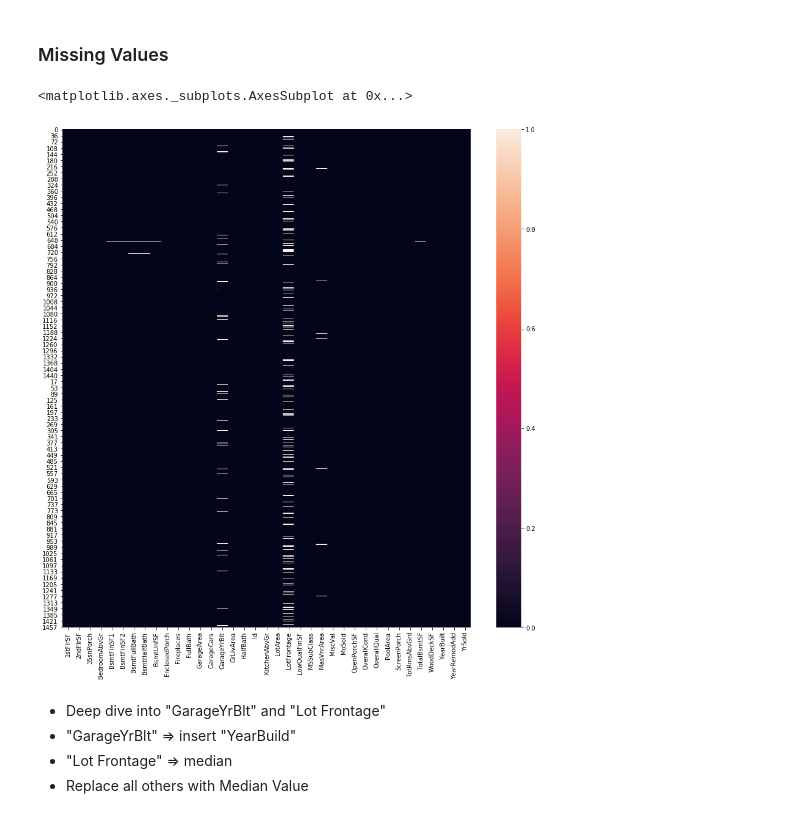
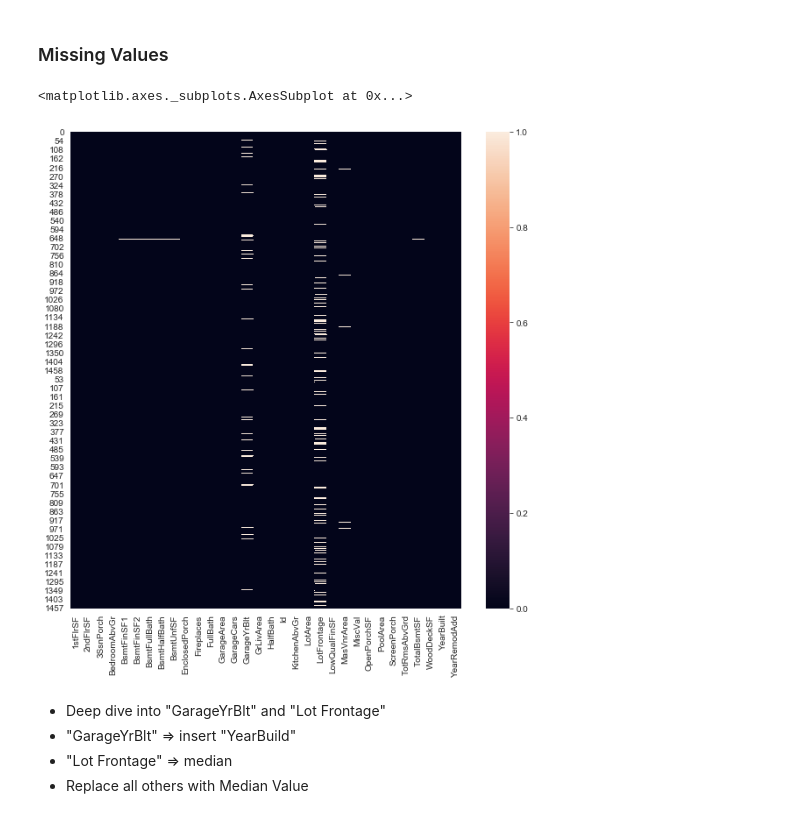
Before and after one commit to dpleus/HousingPrices, a Jupyter notebook: Housing Prices-v2.ipynb, the cells around one changed output. Cells and saved outputs as stored; diff of their text form; code cells hidden in the pictures.

```diff
--- a/Housing Prices-v2.ipynb
+++ b/Housing Prices-v2.ipynb
@@ -29,0 +55,14 @@ cat_cols=X.columns.values[X.dtypes=="object"]
+# %%
+# MSSubClass: Identifies the type of dwelling involved in the sale.
+# MoSold: Month Sold (MM)
+# YrSold: Year Sold (YYYY)
+# OverallCond: Rates the overall condition of the house
+# OverallQual: Rates the overall material and finish of the house
+# YearBuilt
+# YearRemodAdd
+
+false_nums = ["MSSubClass","MoSold","YrSold","OverallCond","OverallQual","YearBuilt","YearRemodAdd"]
+# %%
+for each in false_nums:
+    plt.figure()
+    sns.boxplot(X[each],y=y)
@@ -30,2 +79,11 @@ cat_cols=X.columns.values[X.dtypes=="object"]
+# %%
+false_nums = ["MSSubClass","MoSold","YrSold","OverallCond","OverallQual"]
+
+for each in false_nums:
+    X[each]=X[each].astype("object")
+# %%
+# Defining categorical and numerical variables
+num_cols=X.columns.values[(X.dtypes=="int64")|(X.dtypes=="float64")]
+cat_cols=X.columns.values[X.dtypes=="object"]
 # %% [markdown]
 ### Outlier/Data Errors
@@ -32,11 +96,11 @@ cat_cols=X.columns.values[X.dtypes=="object"]
 # %% [markdown]
 ### Missing Values
 # %%
-plt.figure(figsize=(15,15))
+plt.figure(figsize=(10,10))
 sns.heatmap(X[num_cols].isnull())
 # %% [output]
 <matplotlib.axes._subplots.AxesSubplot at 0x...>
-[figure, old version]
+[figure, new version]
 # %% [markdown]
 - Deep dive into "GarageYrBlt" and "Lot Frontage"
  - "GarageYrBlt" => insert "YearBuild"
```
Also changed, not shown: parts of 33 cells of this notebook.
